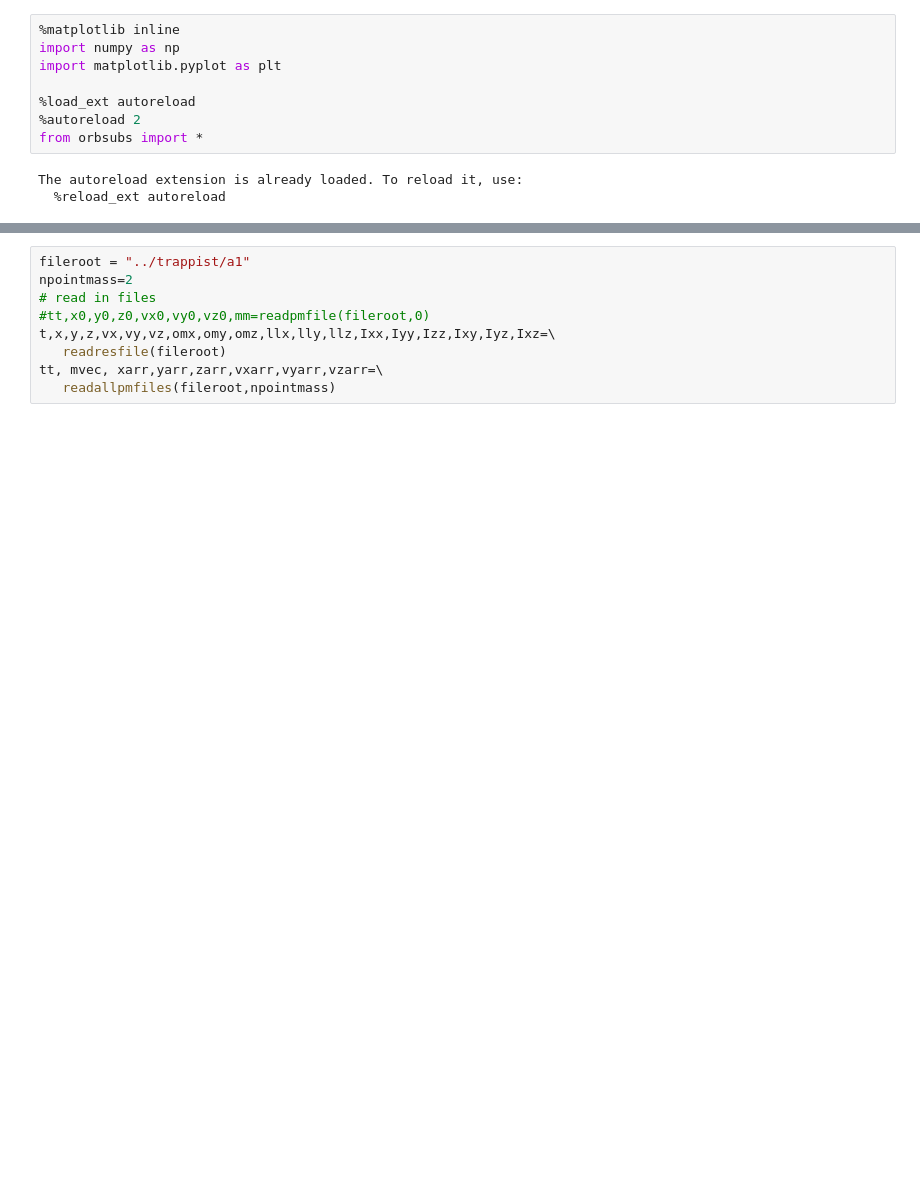
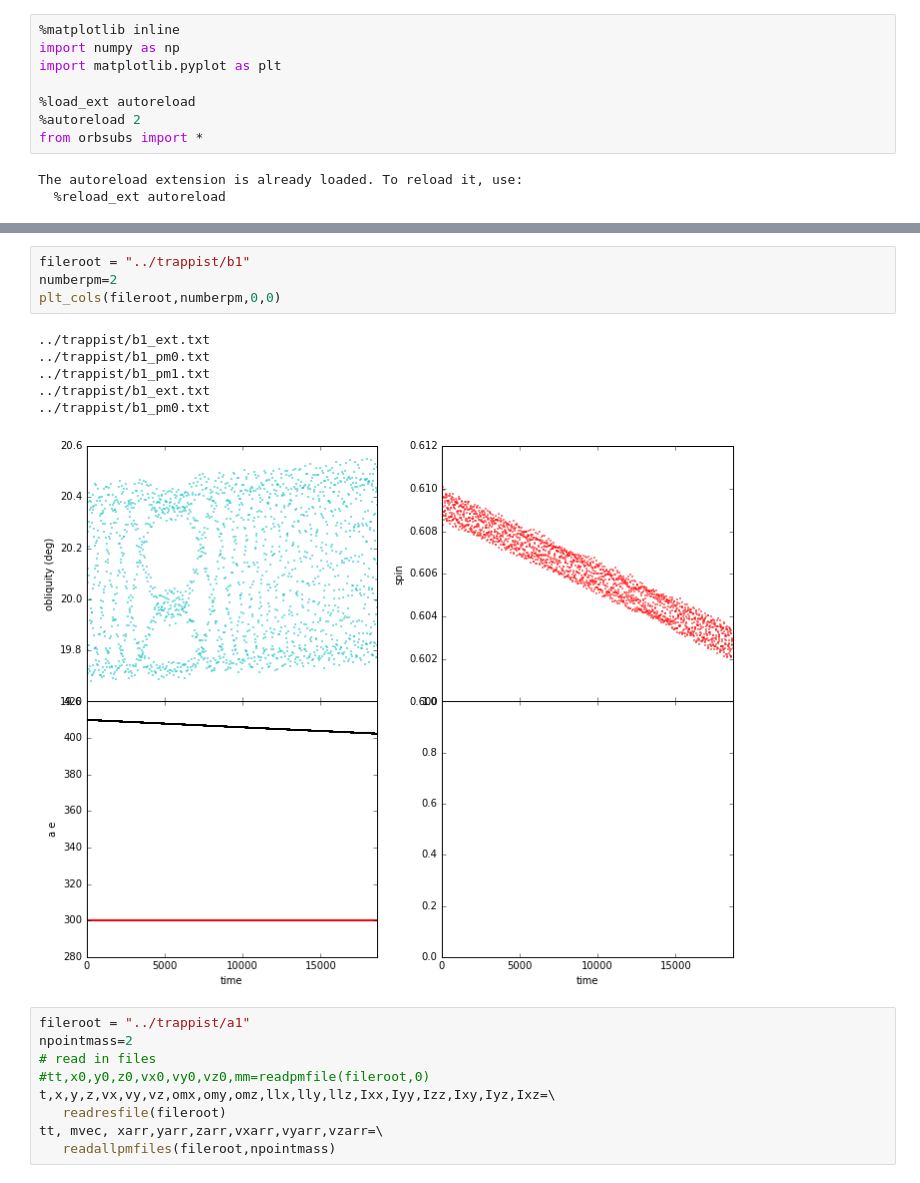
Before and after one commit to aquillen/rebound_spring, a Jupyter notebook: myexamples/pylab/trap.ipynb, the cells around one changed output, grey strips where cells are left out. Cells and saved outputs as stored; diff of their text form; blank space fills up the shorter version.

```diff
--- a/myexamples/pylab/trap.ipynb
+++ b/myexamples/pylab/trap.ipynb
@@ -23,3 +23,14 @@ plt_cols(fileroot,numberpm,0,0)
+# %%
+fileroot = "../trappist/b1"
+numberpm=2
+plt_cols(fileroot,numberpm,0,0)
+# %% [output]
+../trappist/b1_ext.txt
+../trappist/b1_pm0.txt
+../trappist/b1_pm1.txt
+../trappist/b1_ext.txt
+../trappist/b1_pm0.txt
+[figure, added]
 # %%
 fileroot = "../trappist/a1"
 npointmass=2
```
Also changed, not shown: parts of 1 cell of this notebook, 4 other files.
